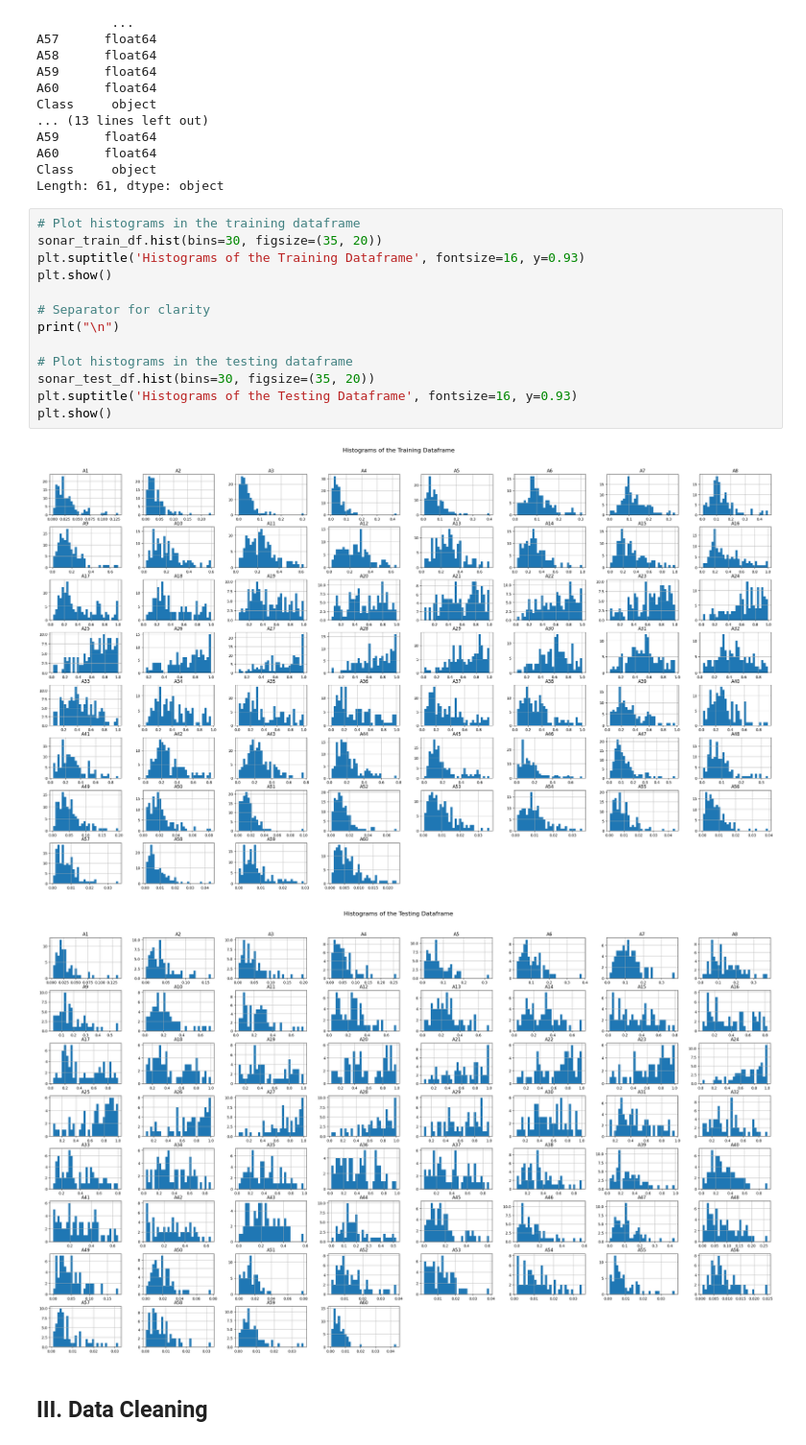
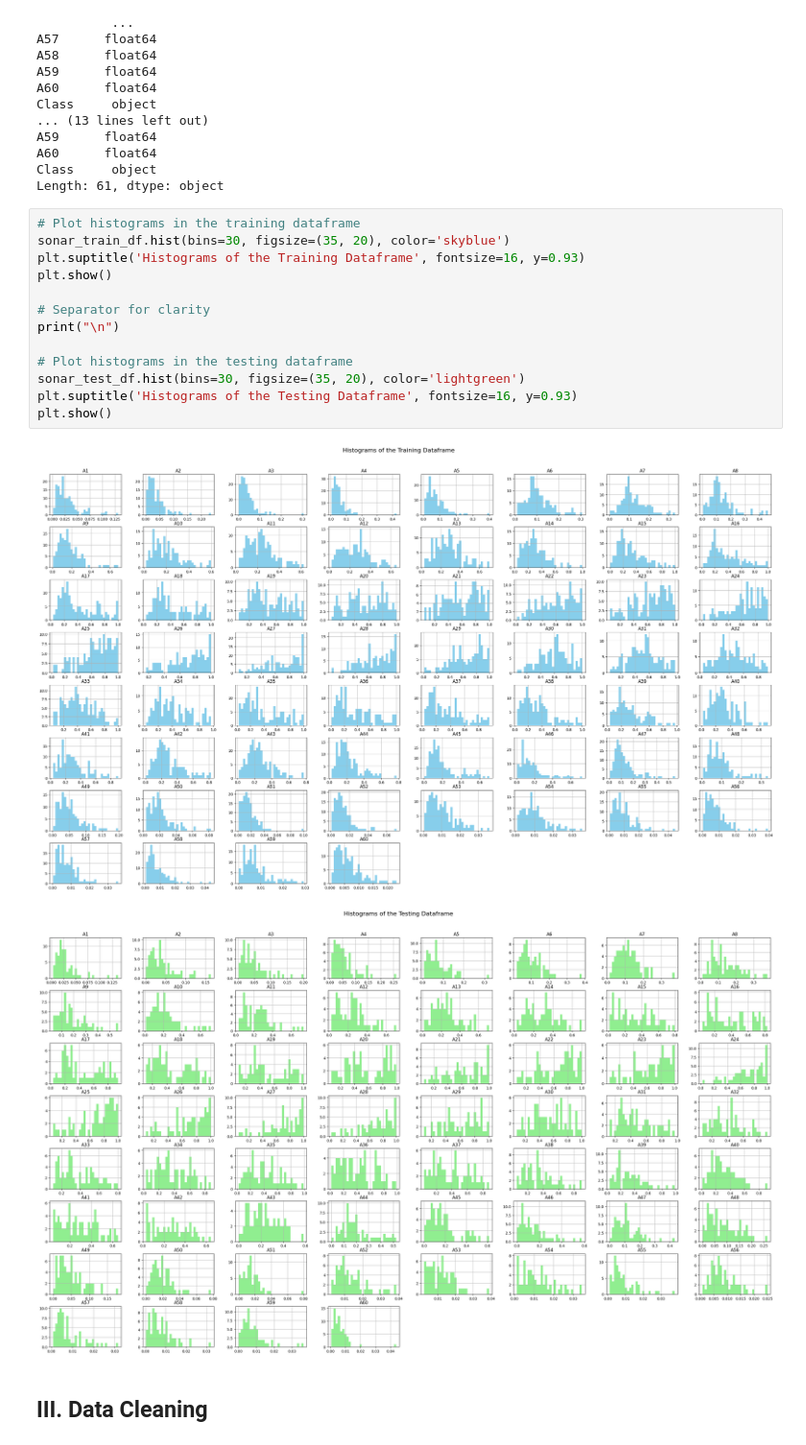
Before and after one commit to rmara001/Data-Mining-Assignment, a Jupyter notebook: Part1.ipynb, the cells around one changed output. Shown at 96% size. Drawn from its saved outputs; the diff is of its cells as text.

```diff
--- a/Part1.ipynb
+++ b/Part1.ipynb
@@ -200,20 +200,20 @@ Class     object
 Length: 61, dtype: object
 # %%
 # Plot histograms in the training dataframe
-sonar_train_df.hist(bins=30, figsize=(35, 20))
+sonar_train_df.hist(bins=30, figsize=(35, 20), color='skyblue')
 plt.suptitle('Histograms of the Training Dataframe', fontsize=16, y=0.93)
 plt.show()
 
 # Separator for clarity
 print("\n")
 
 # Plot histograms in the testing dataframe
-sonar_test_df.hist(bins=30, figsize=(35, 20))
+sonar_test_df.hist(bins=30, figsize=(35, 20), color='lightgreen')
 plt.suptitle('Histograms of the Testing Dataframe', fontsize=16, y=0.93)
 plt.show()
 # %% [output]
-[figure, old version]
+[figure, new version]
-[figure, old version]
+[figure, new version]
 # %% [markdown]
 ## **III. Data Cleaning**
 # %% [markdown]
```
